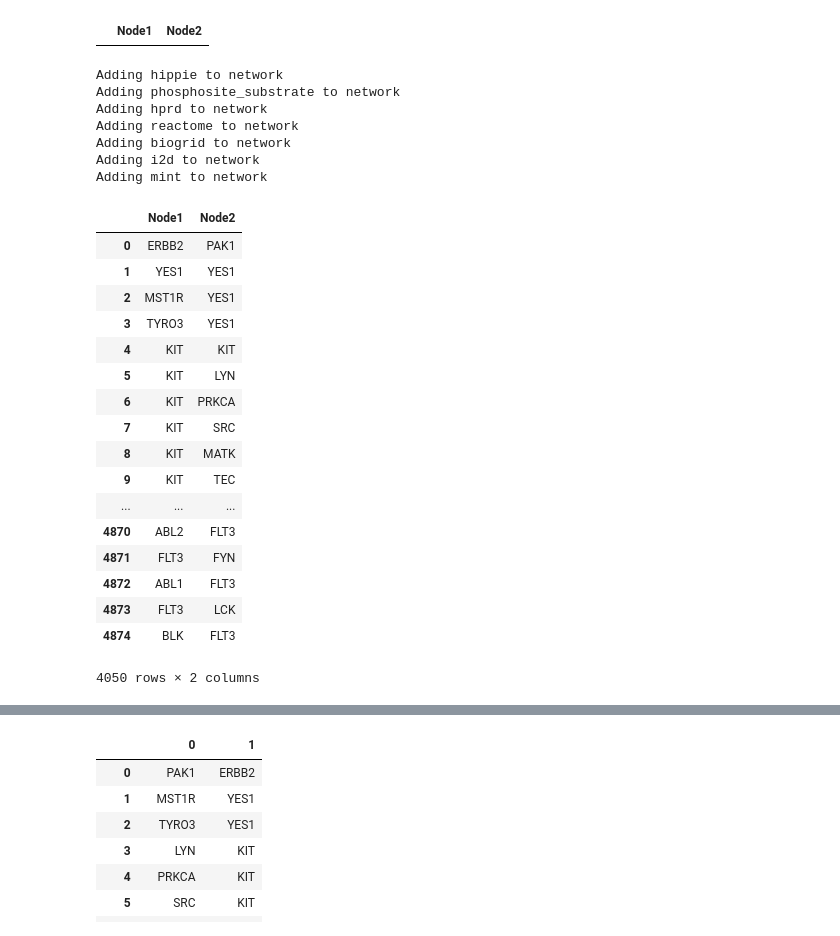
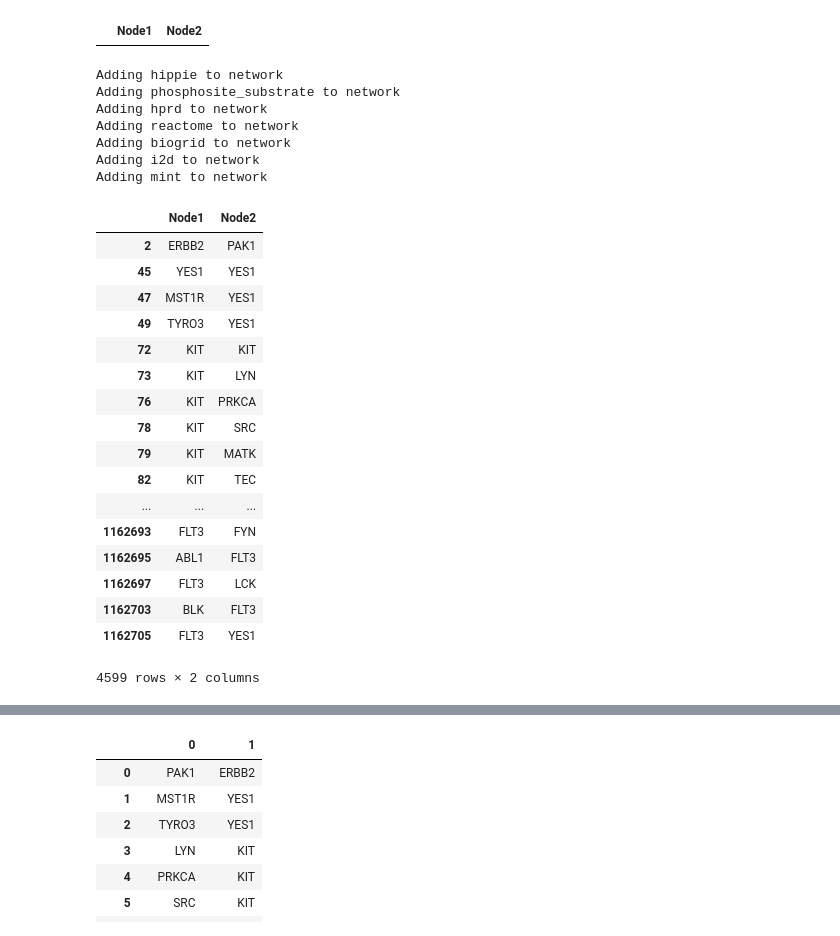
Before and after one commit to gomezlab/kinotypeClusteringAndRegression, a Jupyter notebook: src/assembleNetwork.ipynb, the cells around one changed output, grey strips where cells are left out. Cells and saved outputs as stored; diff of their text form; code cells hidden in the pictures.

Commit message:
intermediary step for updated network generation

```diff
--- a/src/assembleNetwork.ipynb
+++ b/src/assembleNetwork.ipynb
@@ -268,0 +359,6 @@ Int64Index([0, 1, 2, 3, 4, 5, 6, 7], dtype='int64')
+# %%
+for i, row in reactome_missing.iterrows():
+
+    for j in row:
+        print(j.split('|'))
+    break
@@ -268,0 +396,11 @@ Int64Index([0, 1, 2, 3, 4, 5, 6, 7], dtype='int64')
+# %%
+r1 = reactome['# Interactor 1 uniprot id'].apply(lambda x: id_dict(x.split(':')[1]))
+r2 = reactome['Interactor 2 uniprot id'].apply(lambda x: id_dict(x.split(':')[1]))
+# %%
+new_react = pd.DataFrame()
+new_react['Node1'] = r1
+new_react['Node2'] = r2
+
+new_react = new_react[r1.isin(kinome_set)&r2.isin(kinome_set)]
+display(new_react.shape)
+new_react.head()
@@ -268,0 +415,8 @@ Int64Index([0, 1, 2, 3, 4, 5, 6, 7], dtype='int64')
+# %%
+for i in new_react.index:
+    new_react.loc[i] = sorted(new_react.loc[i])
+
+new_react.drop_duplicates(inplace=True)
+
+display(new_react.shape)
+new_react.head()
@@ -381,7 +559,13 @@ network.head()
 # %% [output]
 |  | Node1 | Node2 |
 # %%
+network = pd.DataFrame(columns=['Node1', 'Node2'])
+
 for source_name, data in data_sources.items():
+
+    #if source_name in ['hippie', 'phosphosite_substrate', 'hprd', 'biogrid']:
+    #    continue
+
     print('Adding', source_name, 'to network')
 
     left_col, right_col = data_preproc[source_name]['columns']
@@ -393,47 +577,49 @@ for source_name, data in data_sources.items():
 
     to_add = pd.DataFrame(columns=network.columns)
     to_add['Node1'] = data[left_col].apply(left_map)
     to_add['Node2'] = data[right_col].apply(right_map)
     to_add.dropna(axis=0, inplace = True)
 
     network = pd.concat([network, to_add], ignore_index=True)
 
+    #break
+
 # drop obvious duplicates
 network.drop_duplicates(inplace = True)
 
 # drop items not in the target kinome set
 network = network[(network['Node1'].isin(kinome_set)) & (network['Node2'].isin(kinome_set))]
 
 # drop a -> b b -> a redundancies
 for i in network.index:
     network.loc[i] = sorted(network.loc[i])
 
 network.drop_duplicates(inplace=True)
 
 network
 # %% [output]
 Adding hippie to network
 Adding phosphosite_substrate to network
 Adding hprd to network
 Adding reactome to network
 Adding biogrid to network
 Adding i2d to network
 Adding mint to network
 |  | Node1 | Node2 |
-| 0 | ERBB2 | PAK1 |
-| 1 | YES1 | YES1 |
-| 2 | MST1R | YES1 |
-| 3 | TYRO3 | YES1 |
-| 4 | KIT | KIT |
-| 5 | KIT | LYN |
-| 6 | KIT | PRKCA |
-| 7 | KIT | SRC |
-| 8 | KIT | MATK |
-| 9 | KIT | TEC |
+| 2 | ERBB2 | PAK1 |
+| 45 | YES1 | YES1 |
+| 47 | MST1R | YES1 |
+| 49 | TYRO3 | YES1 |
+| 72 | KIT | KIT |
+| 73 | KIT | LYN |
+| 76 | KIT | PRKCA |
+| 78 | KIT | SRC |
+| 79 | KIT | MATK |
+| 82 | KIT | TEC |
 | ... | ... | ... |
-| 4870 | ABL2 | FLT3 |
-| 4871 | FLT3 | FYN |
-| 4872 | ABL1 | FLT3 |
-| 4873 | FLT3 | LCK |
-| 4874 | BLK | FLT3 |
+| 1162693 | FLT3 | FYN |
+| 1162695 | ABL1 | FLT3 |
+| 1162697 | FLT3 | LCK |
+| 1162703 | BLK | FLT3 |
+| 1162705 | FLT3 | YES1 |
-4050 rows × 2 columns
+4599 rows × 2 columns
```
Also changed, not shown: parts of 98 cells of this notebook, 2 other files.
